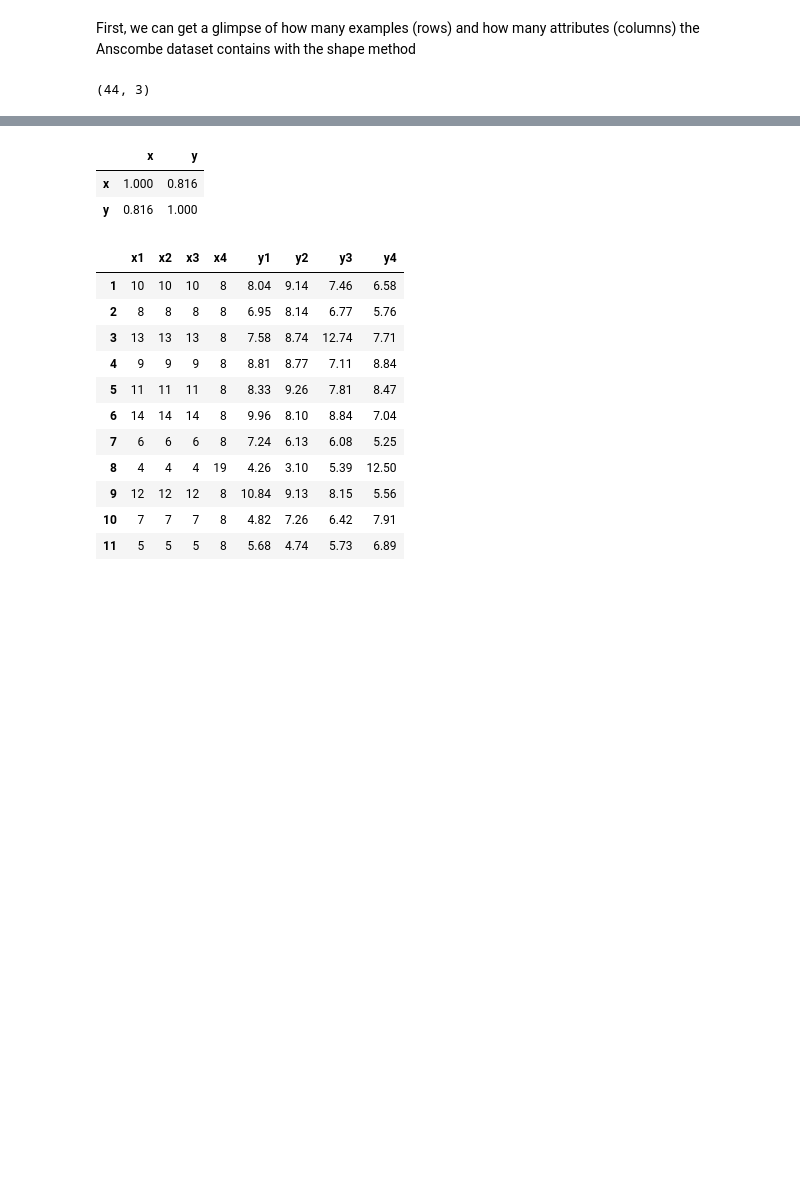
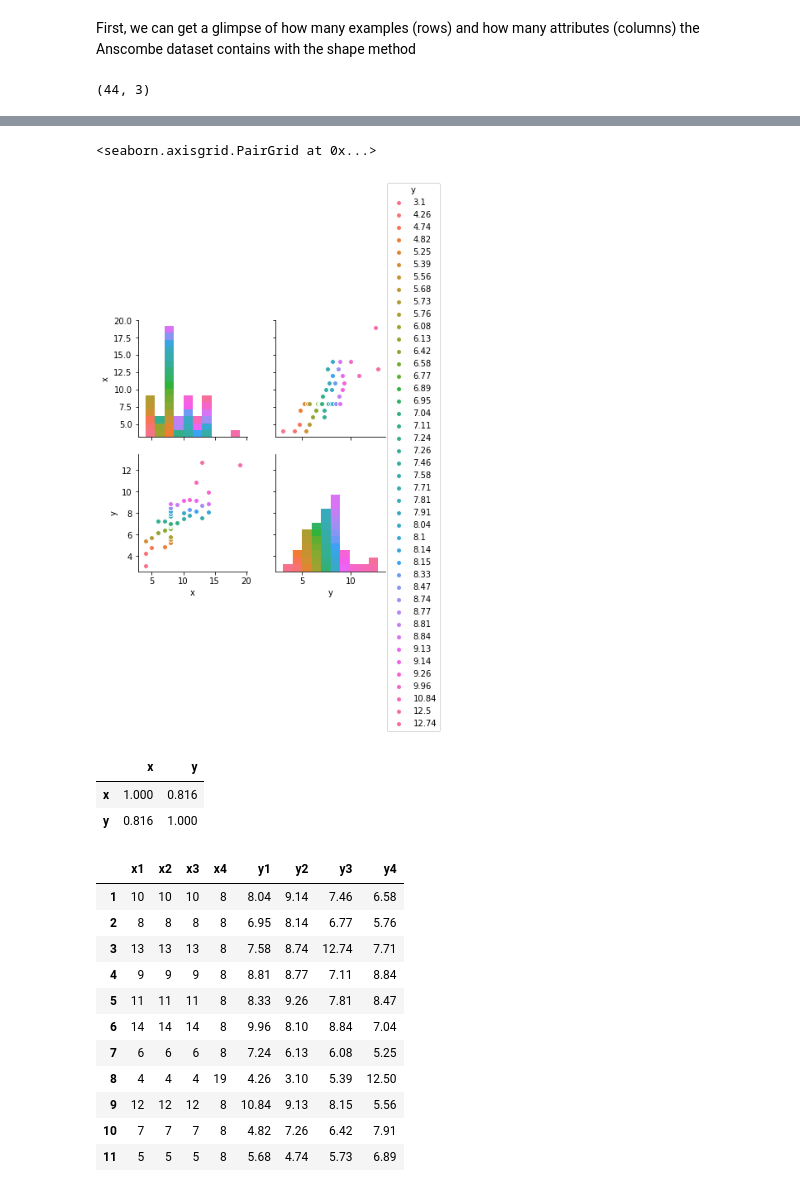
Before and after one commit to MarianneLawless/Fundamentals-of-DA-Pratical-Assignments, a Jupyter notebook: An Analysis of Anscombe's quartet dataset .ipynb, the cells around one changed output, grey strips where cells are left out. Saved outputs shown, nothing was run; the diff lists cells and outputs as text; code cells hidden in the pictures; blank space fills up the shorter version.

```diff
--- a/An Analysis of Anscombe's quartet dataset .ipynb
+++ b/An Analysis of Anscombe's quartet dataset .ipynb
@@ -89,3 +163,8 @@ np.round(quartet.describe()) # Rounds descriptive output data to 2 decimals
+# %%
+sns.pairplot(df, hue='y')
+# %% [output]
+<seaborn.axisgrid.PairGrid at 0x...>
+[figure, added]
 # %%
 np.round(quartet.corr(), decimals=3)
 # %% [output]
```
Also changed, not shown: parts of 17 cells of this notebook.
